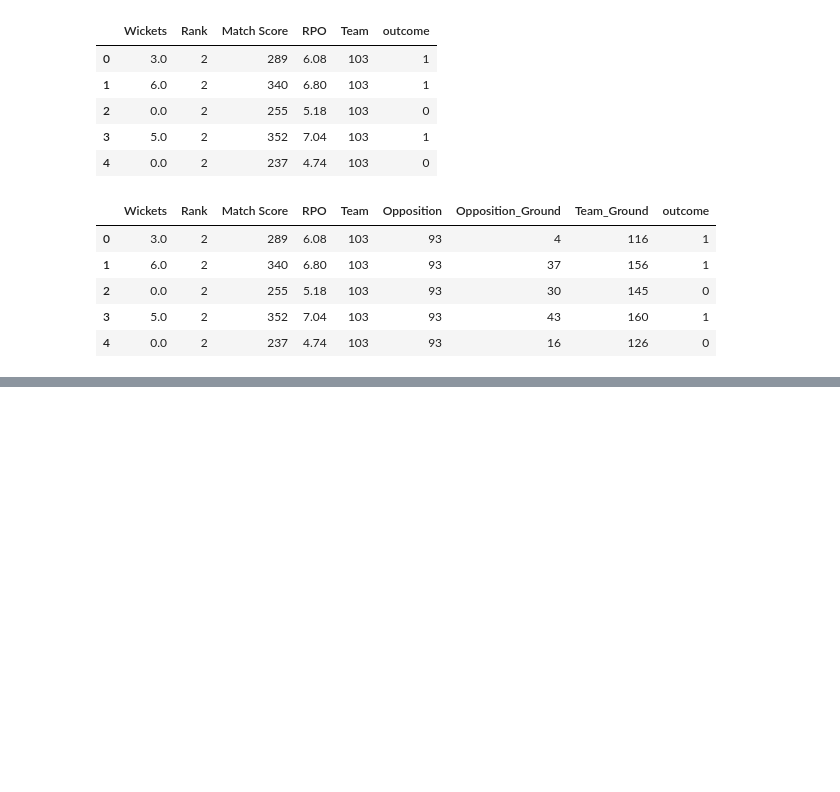
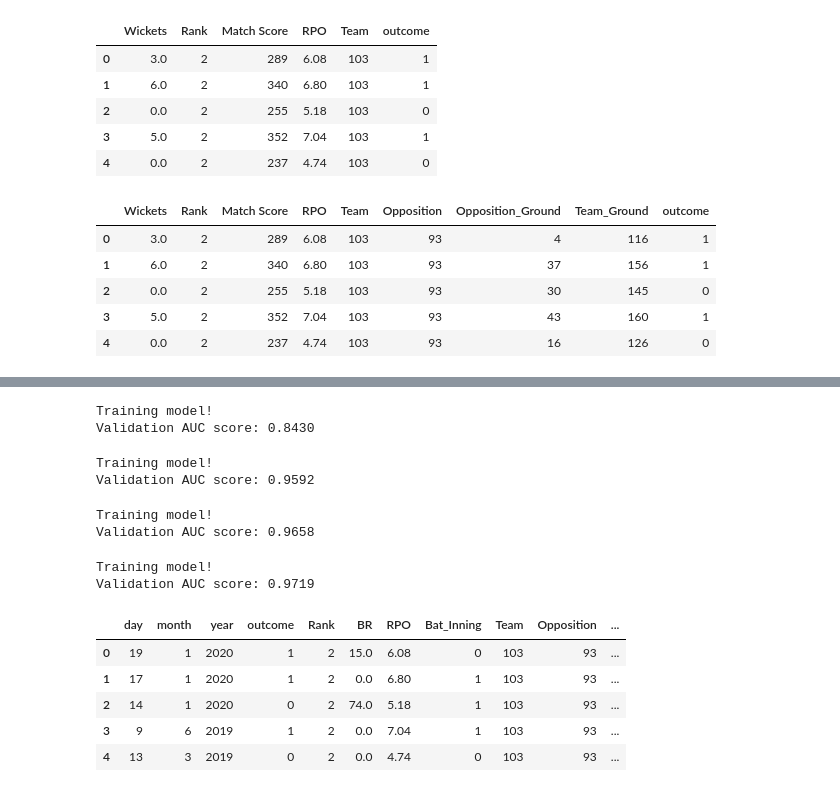
Before and after one commit to shjain6670/Deep-Learning-, a Jupyter notebook: Cricket_Analysis.ipynb, the cells around one changed output, grey strips where cells are left out. Drawn from its saved outputs; the diff is of its cells as text; code cells hidden in the pictures; blank space fills up the shorter version.

```diff
--- a/Cricket_Analysis.ipynb
+++ b/Cricket_Analysis.ipynb
@@ -670,0 +703,31 @@ dataset2.head()
+# %%
+# Removing BR, Toss_Outcome, Overs
+dataset4 = dataset3.drop(columns=['BR', 'Toss_Outcome', 'Overs'], axis = 1)
+train1, valid1, test1 = get_data_splits(dataset4)
+bst1 = train_model(train1, valid1)
+# %% [output]
+Training model!
+Validation AUC score: 0.8430
+# %%
+# Removing Toss_Outcome and Overs only
+dataset5 = dataset3.drop(columns=['Overs', 'Toss_Outcome'], axis = 1)
+train1, valid1, test1 = get_data_splits(dataset5)
+bst1 = train_model(train1, valid1)
+# %% [output]
+Training model!
+Validation AUC score: 0.9592
+# %%
+dataset6 = dataset3.drop(columns=['Overs', 'Match Score'], axis = 1)
+train1, valid1, test1 = get_data_splits(dataset6)
+bst1 = train_model(train1, valid1)
+# %% [output]
+Training model!
+Validation AUC score: 0.9658
+# %%
+# Removing Overs, Toss_Outcome, Wickets and Match Score
+dataset5 = dataset3.drop(columns=['Overs', 'Toss_Outcome', 'Wickets', 'Match Score'], axis = 1)
+train1, valid1, test1 = get_data_splits(dataset5)
+bst1 = train_model(train1, valid1)
+# %% [output]
+Training model!
+Validation AUC score: 0.9719
@@ -670,0 +736,9 @@ dataset2.head()
+# %%
+dataset5.head()
+# %% [output]
+|  | day | month | year | outcome | Rank | BR | RPO | Bat_Inning | Team | Opposition | ... |
+| 0 | 19 | 1 | 2020 | 1 | 2 | 15.0 | 6.08 | 0 | 103 | 93 | ... |
+| 1 | 17 | 1 | 2020 | 1 | 2 | 0.0 | 6.80 | 1 | 103 | 93 | ... |
+| 2 | 14 | 1 | 2020 | 0 | 2 | 74.0 | 5.18 | 1 | 103 | 93 | ... |
+| 3 | 9 | 6 | 2019 | 1 | 2 | 0.0 | 7.04 | 1 | 103 | 93 | ... |
+| 4 | 13 | 3 | 2019 | 0 | 2 | 0.0 | 4.74 | 0 | 103 | 93 | ... |
```
Also changed, not shown: parts of 8 cells of this notebook.
